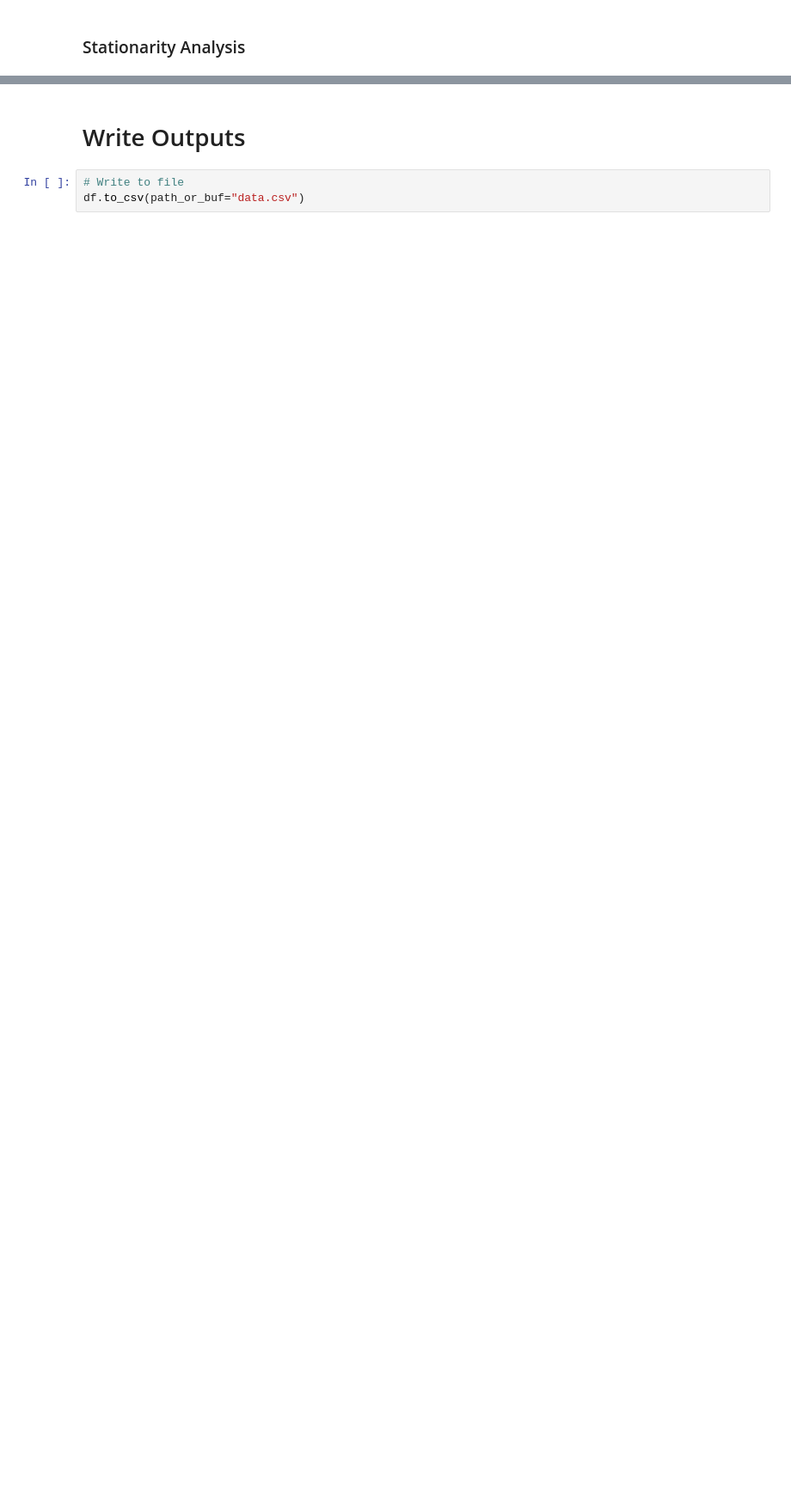
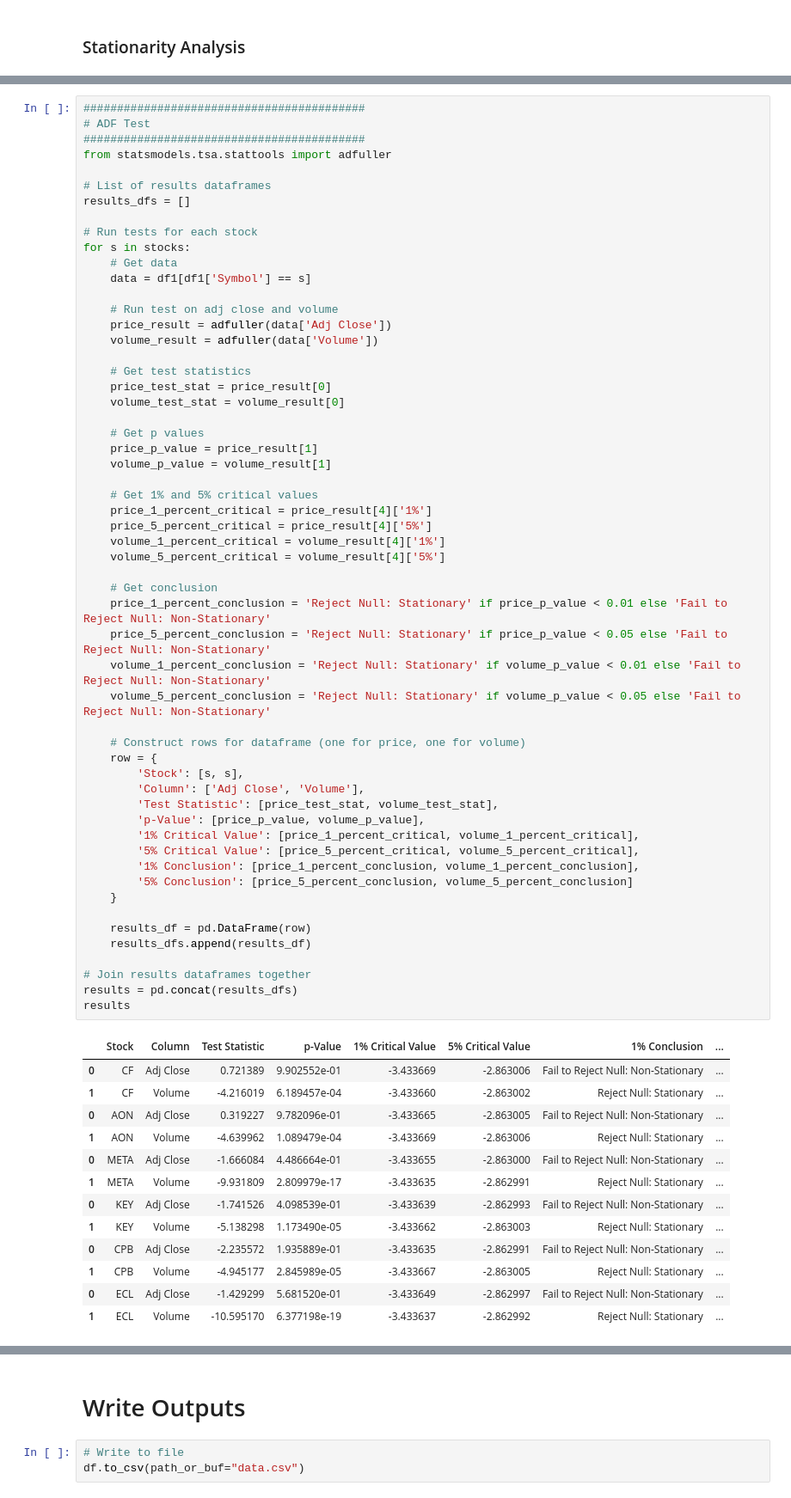
Before and after one commit to ed-churchill/ibm-ml-certificate, a Jupyter notebook: ibm-classification-eda.ipynb, the cells around one changed output, grey strips where cells are left out. Shown at 86% size. Cells and saved outputs as stored; diff of their text form; blank space fills up the shorter version.

```diff
--- a/ibm-classification-eda.ipynb
+++ b/ibm-classification-eda.ipynb
@@ -373,0 +465,70 @@ plt.show()
+# %%
+##########################################
+# ADF Test
+##########################################
+from statsmodels.tsa.stattools import adfuller
+
+# List of results dataframes
+results_dfs = []
+
+# Run tests for each stock
+for s in stocks:
+    # Get data
+    data = df1[df1['Symbol'] == s]
+
+    # Run test on adj close and volume
+    price_result = adfuller(data['Adj Close'])
+    volume_result = adfuller(data['Volume'])
+
+    # Get test statistics
+    price_test_stat = price_result[0]
+    volume_test_stat = volume_result[0]
+
+    # Get p values
+    price_p_value = price_result[1]
+    volume_p_value = volume_result[1]
+
+    # Get 1% and 5% critical values
+    price_1_percent_critical = price_result[4]['1%']
+    price_5_percent_critical = price_result[4]['5%']
+    volume_1_percent_critical = volume_result[4]['1%']
+    volume_5_percent_critical = volume_result[4]['5%']
+
+    # Get conclusion
+    price_1_percent_conclusion = 'Reject Null: Stationary' if price_p_value < 0.01 else 'Fail to Reject Null: Non-Stationary'
+    price_5_percent_conclusion = 'Reject Null: Stationary' if price_p_value < 0.05 else 'Fail to Reject Null: Non-Stationary'
+    volume_1_percent_conclusion = 'Reject Null: Stationary' if volume_p_value < 0.01 else 'Fail to Reject Null: Non-Stationary'
+    volume_5_percent_conclusion = 'Reject Null: Stationary' if volume_p_value < 0.05 else 'Fail to Reject Null: Non-Stationary'
+
+    # Construct rows for dataframe (one for price, one for volume)
+    row = {
+        'Stock': [s, s],
+        'Column': ['Adj Close', 'Volume'],
+        'Test Statistic': [price_test_stat, volume_test_stat],
+        'p-Value': [price_p_value, volume_p_value],
+        '1% Critical Value': [price_1_percent_critical, volume_1_percent_critical],
+        '5% Critical Value': [price_5_percent_critical, volume_5_percent_critical],
+        '1% Conclusion': [price_1_percent_conclusion, volume_1_percent_conclusion],
+        '5% Conclusion': [price_5_percent_conclusion, volume_5_percent_conclusion]
+    }
+
+    results_df = pd.DataFrame(row)
+    results_dfs.append(results_df)
+
+# Join results dataframes together
+results = pd.concat(results_dfs)
+results
+# %% [output]
+|  | Stock | Column | Test Statistic | p-Value | 1% Critical Value | 5% Critical Value | 1% Conclusion | ... |
+| 0 | CF | Adj Close | 0.721389 | 9.902552e-01 | -3.433669 | -2.863006 | Fail to Reject Null: Non-Stationary | ... |
+| 1 | CF | Volume | -4.216019 | 6.189457e-04 | -3.433660 | -2.863002 | Reject Null: Stationary | ... |
+| 0 | AON | Adj Close | 0.319227 | 9.782096e-01 | -3.433665 | -2.863005 | Fail to Reject Null: Non-Stationary | ... |
+| 1 | AON | Volume | -4.639962 | 1.089479e-04 | -3.433669 | -2.863006 | Reject Null: Stationary | ... |
+| 0 | META | Adj Close | -1.666084 | 4.486664e-01 | -3.433655 | -2.863000 | Fail to Reject Null: Non-Stationary | ... |
+| 1 | META | Volume | -9.931809 | 2.809979e-17 | -3.433635 | -2.862991 | Reject Null: Stationary | ... |
+| 0 | KEY | Adj Close | -1.741526 | 4.098539e-01 | -3.433639 | -2.862993 | Fail to Reject Null: Non-Stationary | ... |
+| 1 | KEY | Volume | -5.138298 | 1.173490e-05 | -3.433662 | -2.863003 | Reject Null: Stationary | ... |
+| 0 | CPB | Adj Close | -2.235572 | 1.935889e-01 | -3.433635 | -2.862991 | Fail to Reject Null: Non-Stationary | ... |
+| 1 | CPB | Volume | -4.945177 | 2.845989e-05 | -3.433667 | -2.863005 | Reject Null: Stationary | ... |
+| 0 | ECL | Adj Close | -1.429299 | 5.681520e-01 | -3.433649 | -2.862997 | Fail to Reject Null: Non-Stationary | ... |
+| 1 | ECL | Volume | -10.595170 | 6.377198e-19 | -3.433637 | -2.862992 | Reject Null: Stationary | ... |
```
Also changed, not shown: parts of 12 cells of this notebook.
